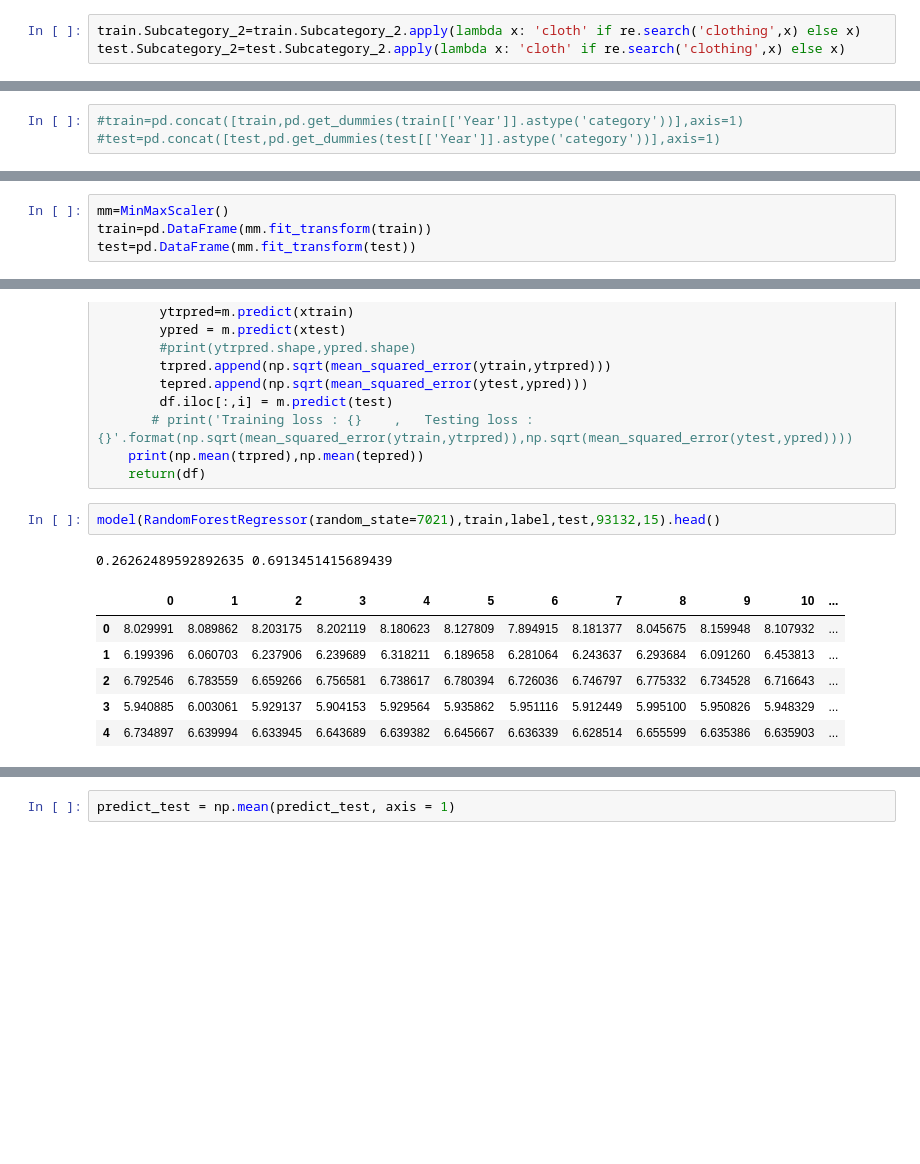
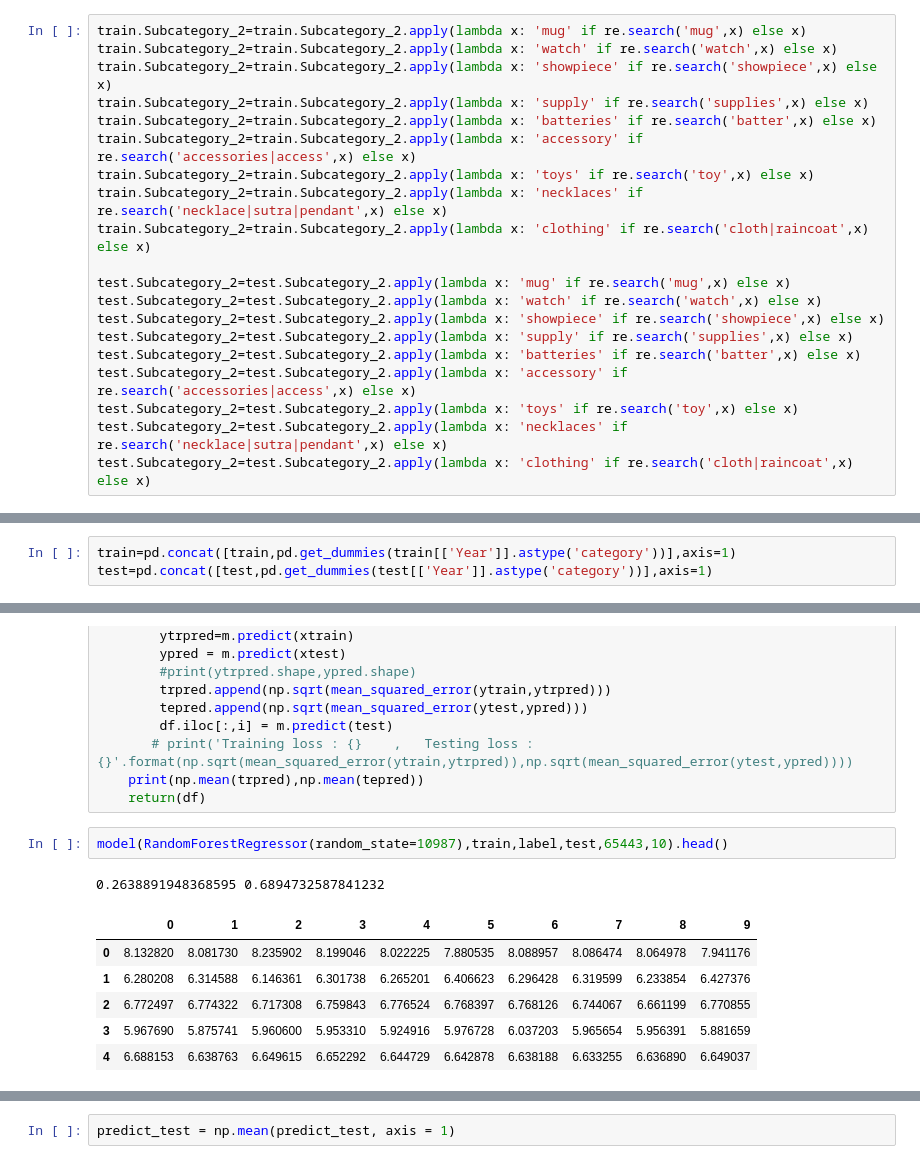
Before and after one commit to RahulGupta16/Machinehack-E-Commerce-product-price-prediction, a Jupyter notebook: Untitled.ipynb, the cells around one changed output, grey strips where cells are left out. Saved outputs shown, nothing was run; the diff lists cells and outputs as text; blank space fills up the shorter version.

```diff
--- a/Untitled.ipynb
+++ b/Untitled.ipynb
@@ -245,6 +239,23 @@ test.Subcategory_2=test.Subcategory_2.apply(lambda x: 'mug' if re.search('mug',x
-# %%
-train.Subcategory_2=train.Subcategory_2.apply(lambda x: 'cloth' if re.search('clothing',x) else x)
-test.Subcategory_2=test.Subcategory_2.apply(lambda x: 'cloth' if re.search('clothing',x) else x)
+# %%
+train.Subcategory_2=train.Subcategory_2.apply(lambda x: 'mug' if re.search('mug',x) else x)
+train.Subcategory_2=train.Subcategory_2.apply(lambda x: 'watch' if re.search('watch',x) else x)
+train.Subcategory_2=train.Subcategory_2.apply(lambda x: 'showpiece' if re.search('showpiece',x) else x)
+train.Subcategory_2=train.Subcategory_2.apply(lambda x: 'supply' if re.search('supplies',x) else x)
+train.Subcategory_2=train.Subcategory_2.apply(lambda x: 'batteries' if re.search('batter',x) else x)
+train.Subcategory_2=train.Subcategory_2.apply(lambda x: 'accessory' if re.search('accessories|access',x) else x)
+train.Subcategory_2=train.Subcategory_2.apply(lambda x: 'toys' if re.search('toy',x) else x)
+train.Subcategory_2=train.Subcategory_2.apply(lambda x: 'necklaces' if re.search('necklace|sutra|pendant',x) else x)
+train.Subcategory_2=train.Subcategory_2.apply(lambda x: 'clothing' if re.search('cloth|raincoat',x) else x)
+
+test.Subcategory_2=test.Subcategory_2.apply(lambda x: 'mug' if re.search('mug',x) else x)
+test.Subcategory_2=test.Subcategory_2.apply(lambda x: 'watch' if re.search('watch',x) else x)
+test.Subcategory_2=test.Subcategory_2.apply(lambda x: 'showpiece' if re.search('showpiece',x) else x)
+test.Subcategory_2=test.Subcategory_2.apply(lambda x: 'supply' if re.search('supplies',x) else x)
+test.Subcategory_2=test.Subcategory_2.apply(lambda x: 'batteries' if re.search('batter',x) else x)
+test.Subcategory_2=test.Subcategory_2.apply(lambda x: 'accessory' if re.search('accessories|access',x) else x)
+test.Subcategory_2=test.Subcategory_2.apply(lambda x: 'toys' if re.search('toy',x) else x)
+test.Subcategory_2=test.Subcategory_2.apply(lambda x: 'necklaces' if re.search('necklace|sutra|pendant',x) else x)
+test.Subcategory_2=test.Subcategory_2.apply(lambda x: 'clothing' if re.search('cloth|raincoat',x) else x)
 # %%
 t1=set(train.Subcategory_2).difference(set(test.Subcategory_2))
 t2=set(test.Subcategory_2).difference(set(train.Subcategory_2))
@@ -256,8 +267,8 @@ le=LabelEncoder()
 train.Subcategory_2 = pd.DataFrame(le.fit_transform(train.Subcategory_2),columns=['Subcategory_2'])
 test.Subcategory_2 = pd.DataFrame(le.transform(test.Subcategory_2),columns=['Subcategory_2'])
 # %%
-#train=pd.concat([train,pd.get_dummies(train[['Year']].astype('category'))],axis=1)
-#test=pd.concat([test,pd.get_dummies(test[['Year']].astype('category'))],axis=1)
+train=pd.concat([train,pd.get_dummies(train[['Year']].astype('category'))],axis=1)
+test=pd.concat([test,pd.get_dummies(test[['Year']].astype('category'))],axis=1)
 # %%
 train.shape,test.shape
 # %% [output]
@@ -268,10 +279,6 @@ test.drop(columns=['Product','Date'],inplace=True)
 # %%
 label =train['Selling_Price']
 train.drop(columns=['Selling_Price'],inplace=True)
-# %%
-mm=MinMaxScaler()
-train=pd.DataFrame(mm.fit_transform(train))
-test=pd.DataFrame(mm.fit_transform(test))
 # %%
 test.head()
 # %% [output]
@@ -315,13 +322,13 @@ def model(m,train,label,test,rnd_st,col):
     print(np.mean(trpred),np.mean(tepred))
     return(df)
 # %%
-model(RandomForestRegressor(random_state=7021),train,label,test,93132,15).head()
+model(RandomForestRegressor(random_state=10987),train,label,test,65443,10).head()
 # %% [output]
-0.26262489592892635 0.6913451415689439
+0.2638891948368595 0.6894732587841232
-|  | 0 | 1 | 2 | 3 | 4 | 5 | 6 | 7 | 8 | 9 | 10 | ... |
-| 0 | 8.029991 | 8.089862 | 8.203175 | 8.202119 | 8.180623 | 8.127809 | 7.894915 | 8.181377 | 8.045675 | 8.159948 | 8.107932 | ... |
-| 1 | 6.199396 | 6.060703 | 6.237906 | 6.239689 | 6.318211 | 6.189658 | 6.281064 | 6.243637 | 6.293684 | 6.091260 | 6.453813 | ... |
-| 2 | 6.792546 | 6.783559 | 6.659266 | 6.756581 | 6.738617 | 6.780394 | 6.726036 | 6.746797 | 6.775332 | 6.734528 | 6.716643 | ... |
-| 3 | 5.940885 | 6.003061 | 5.929137 | 5.904153 | 5.929564 | 5.935862 | 5.951116 | 5.912449 | 5.995100 | 5.950826 | 5.948329 | ... |
-| 4 | 6.734897 | 6.639994 | 6.633945 | 6.643689 | 6.639382 | 6.645667 | 6.636339 | 6.628514 | 6.655599 | 6.635386 | 6.635903 | ... |
+|  | 0 | 1 | 2 | 3 | 4 | 5 | 6 | 7 | 8 | 9 |
+| 0 | 8.132820 | 8.081730 | 8.235902 | 8.199046 | 8.022225 | 7.880535 | 8.088957 | 8.086474 | 8.064978 | 7.941176 |
+| 1 | 6.280208 | 6.314588 | 6.146361 | 6.301738 | 6.265201 | 6.406623 | 6.296428 | 6.319599 | 6.233854 | 6.427376 |
+| 2 | 6.772497 | 6.774322 | 6.717308 | 6.759843 | 6.776524 | 6.768397 | 6.768126 | 6.744067 | 6.661199 | 6.770855 |
+| 3 | 5.967690 | 5.875741 | 5.960600 | 5.953310 | 5.924916 | 5.976728 | 6.037203 | 5.965654 | 5.956391 | 5.881659 |
+| 4 | 6.688153 | 6.638763 | 6.649615 | 6.652292 | 6.644729 | 6.642878 | 6.638188 | 6.633255 | 6.636890 | 6.649037 |
 # %%
```
Also changed, not shown: parts of 29 cells of this notebook, 1 other file.
